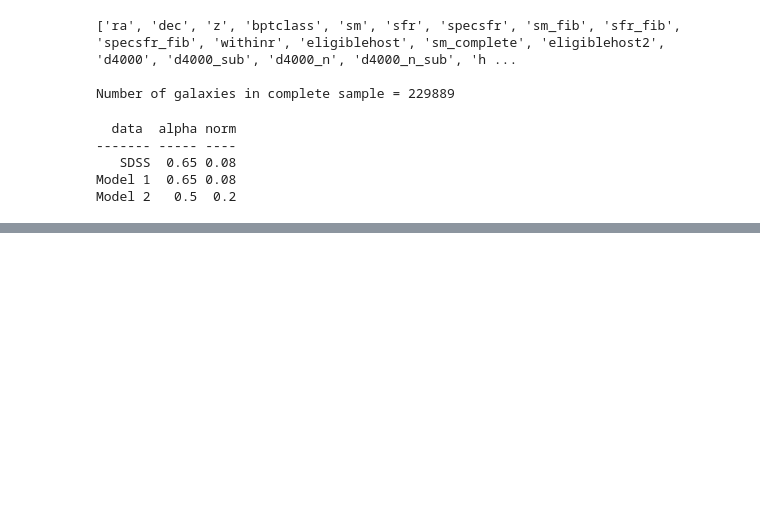
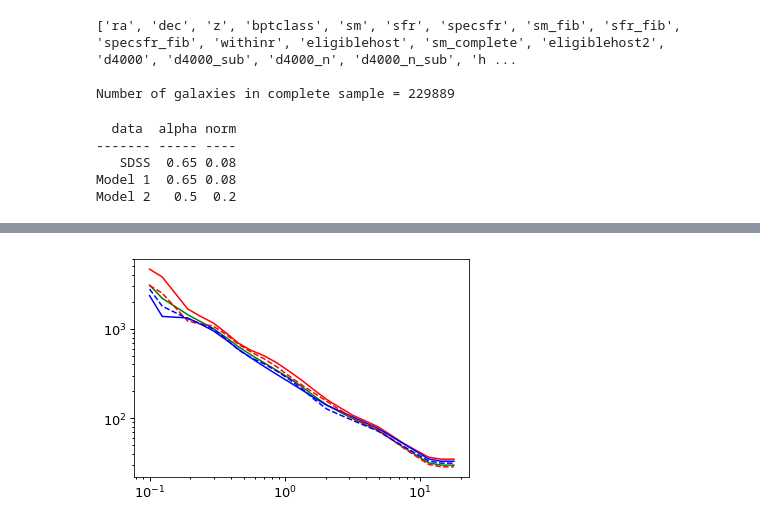
Before and after one commit to aphearin/galsize_models, a Jupyter notebook: notebooks/double_power_law_experimentation.ipynb, the cells around one changed output, grey strips where cells are left out. Saved outputs shown, nothing was run; the diff lists cells and outputs as text; code cells hidden in the pictures; blank space fills up the shorter version.

```diff
--- a/notebooks/double_power_law_experimentation.ipynb
+++ b/notebooks/double_power_law_experimentation.ipynb
@@ -210,0 +266,6 @@ auto_regions.txt
+# %%
+rp, wp_q, wperr_q = measure_wp(q_sample, sm_low, sm_high, dirname)
+rp, wp_q_low_size, wperr_q_low_size = measure_wp(q_low_size, sm_low, sm_high, dirname)
+rp, wp_q_high_size, wperr_q_high_size = measure_wp(q_high_size, sm_low, sm_high, dirname)
+rp, wp_q_low_model_size, wperr_q_low_model_size = measure_wp(q_low_model_size, sm_low, sm_high, dirname)
+rp, wp_q_high_model_size, wperr_q_high_model_size = measure_wp(q_high_model_size, sm_low, sm_high, dirname)
@@ -210,0 +303,12 @@ auto_regions.txt
+# %%
+fig, ax = plt.subplots(1, 1)
+
+__=ax.loglog()
+
+__=ax.plot(rp, wp_q, color='green')
+__=ax.plot(rp, wp_q_low_size, color='red')
+__=ax.plot(rp, wp_q_high_size, color='blue')
+__=ax.plot(rp, wp_q_low_model_size, '--', color='red')
+__=ax.plot(rp, wp_q_high_model_size, '--', color='blue')
+# %% [output]
+[figure, added]
```
Also changed, not shown: parts of 16 cells of this notebook, 1 other file.
